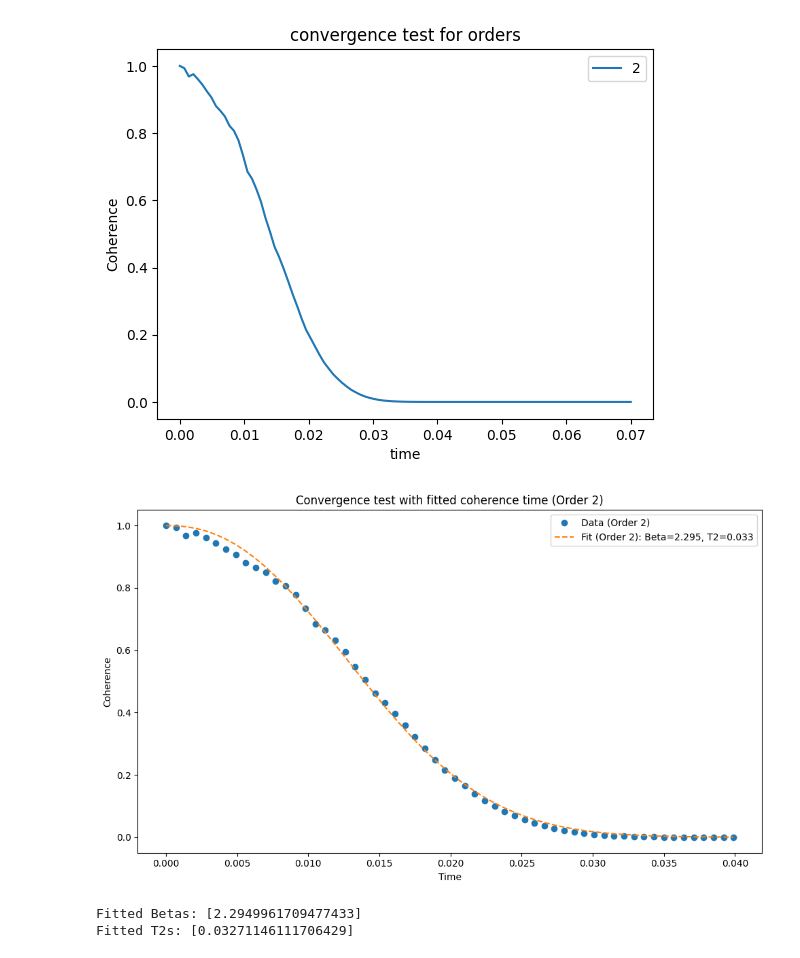
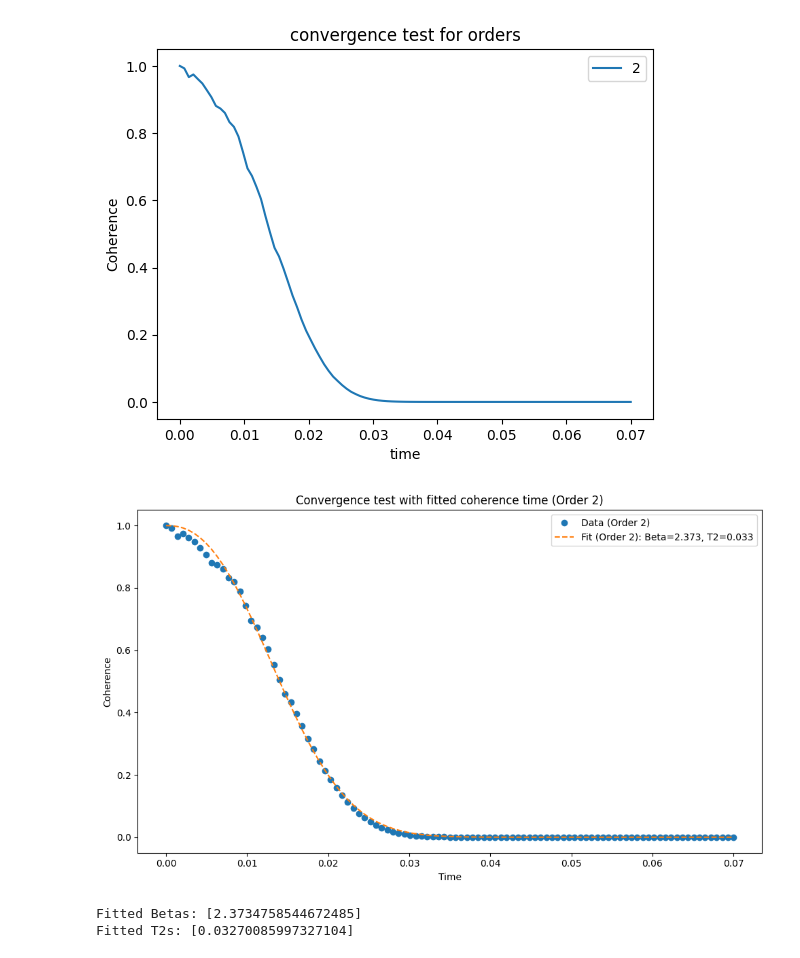
Before and after one commit to aoneillmark/Capstone, a Jupyter notebook: Cathal Hogan code/V0TPP multiple central spins with different concentrations.ipynb, the cells around one changed output. Cells and saved outputs as stored; diff of their text form; code cells hidden in the pictures.

Commit message:
Working concentration, parameters important

```diff
--- a/Cathal Hogan code/V0TPP multiple central spins with different concentrations.ipynb
+++ b/Cathal Hogan code/V0TPP multiple central spins with different concentrations.ipynb
@@ -10,7 +10,7 @@ import mpi4py
 
 
 #define function to converge parameters
-def runner(variable, values, pulse_sequence, nb=10):
+def runner(variable, values, pulse_sequence, magnetic_field=[0,0,10000],nb=10):
     print('Running:' + str(variable))
     invalue = parameters[variable]
     calc = pc.Simulator(spin=cen, bath=atoms, **parameters)
@@ -25,7 +25,8 @@ def runner(variable, values, pulse_sequence, nb=10):
                          nbstates=nb,
                          quantity='coherence',
                          parallel = True,
-                         magnetic_field=[0,0,10000],)
+                         parallel_states=True,
+                         magnetic_field=magnetic_field,)
 
 
         #print('a run done') # uncomment to see progress
@@ -243,7 +292,7 @@ parameters = dict(
 #     plt.show()
 # %%
 #converge for order
-orders = runner('order', [2], pulse_sequence=1, nb=10)
+orders = runner('order', [2], pulse_sequence=1, nb=10, magnetic_field=[0,0,10000])
 orders.plot(title='convergence test for orders',
            xlabel='time', ylabel='Coherence')
 plt.show()  # uncomment to show individually
@@ -252,15 +301,10 @@ Running:order
 Progress: 0.0%
 [figure]
 # %%
-from scipy.optimize import curve_fit
-
-# # Coherence function definition
-# def coherence_time_func(time, beta, T2):
-#     return np.exp(-(time / T2) ** beta)
-
 def coherence_time_func(time, beta, T2): # from cathal hogan code?
     y = np.exp(-(((2*time)/T2)**beta))
     return y
+
 
 # Initialize lists to store fitted parameters for each order
 betas = []
@@ -272,40 +316,41 @@ for order in orders.columns:
     plt.figure(figsize=(10,6))
 
     # Truncate the data
-    truncated_data = orders[orders.index <= 0.04]
+    truncated_data = orders[orders.index <= 0.1]
     ydata = truncated_data[order]
 
     # Fit the data for the current order
     try:
-        params, _ = curve_fit(coherence_time_func, truncated_data.index, ydata, maxfev=5000)
+        params, _ = curve_fit(coherence_time_func, truncated_data.index, ydata, maxfev=5000, bounds=([0, -np.inf], [np.inf, np.inf]))
+        # params, _ = curve_fit(coherence_time_func, truncated_data.index, ydata, maxfev=5000)
         beta_fit, T2_fit = params
         betas.append(beta_fit)
         T2s.append(T2_fit)
 
         # Plotting original data and fit for the current order
         plt.plot(truncated_data.index, ydata, 'o', label=f'Data (Order {order})')
         plt.plot(truncated_data.index, coherence_time_func(truncated_data.index, *params), '--',
                  label=f'Fit (Order {order}): Beta={beta_fit:.3f}, T2={T2_fit:.3f}')
 
         plt.title(f'Convergence test with fitted coherence time (Order {order})')
         plt.xlabel('Time')
         plt.ylabel('Coherence')
         plt.legend()
         plt.tight_layout()
         plt.show()
 
     except RuntimeError as e:
         print(f"Fit for order {order} failed: {e}")
         betas.append(np.nan)
         T2s.append(np.nan)
 
 # Display results
 print("Fitted Betas:", betas)
 print("Fitted T2s:", T2s)
 # %% [output]
-[figure, old version]
+[figure, new version]
-Fitted Betas: [2.2949961709477433]
-Fitted T2s: [0.03271146111706429]
+Fitted Betas: [2.3734758544672485]
+Fitted T2s: [0.03270085997327104]
 # %%
 # #converge for order
 # orders = runner('order', [1,2,3])
```
Also changed, not shown: parts of 5 cells of this notebook, 2 other files.
